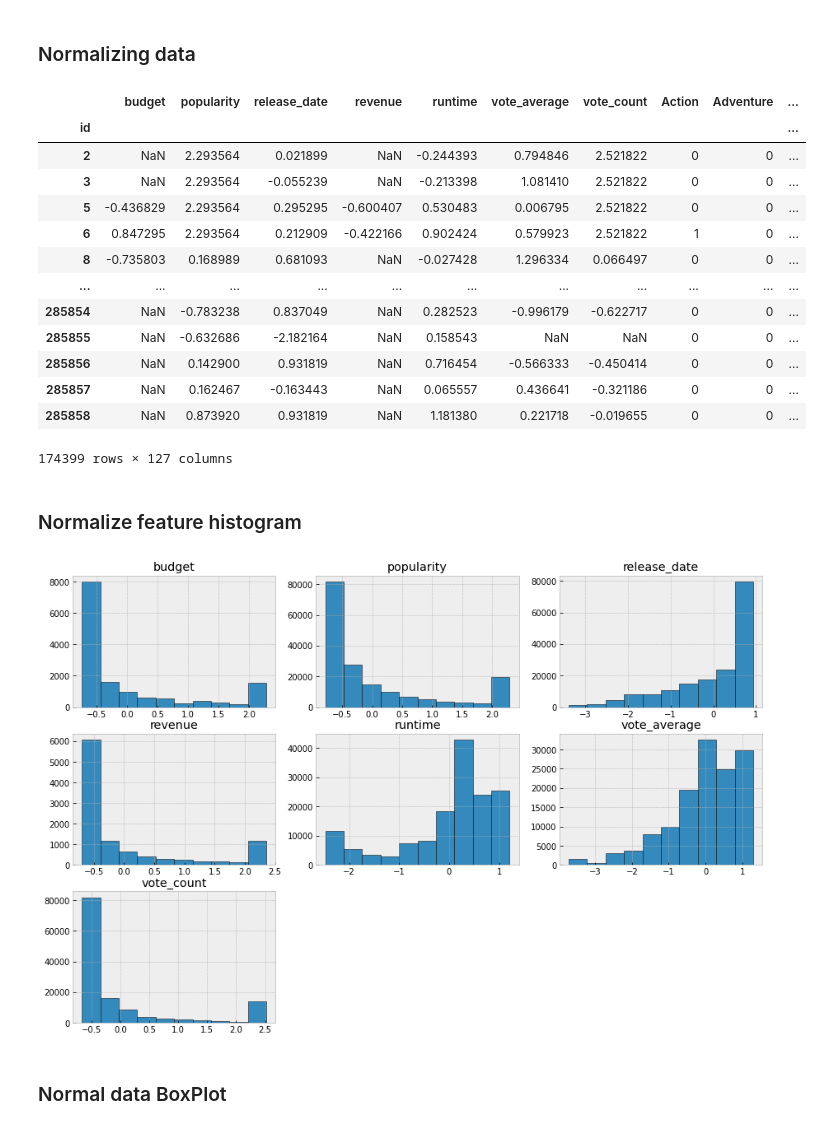
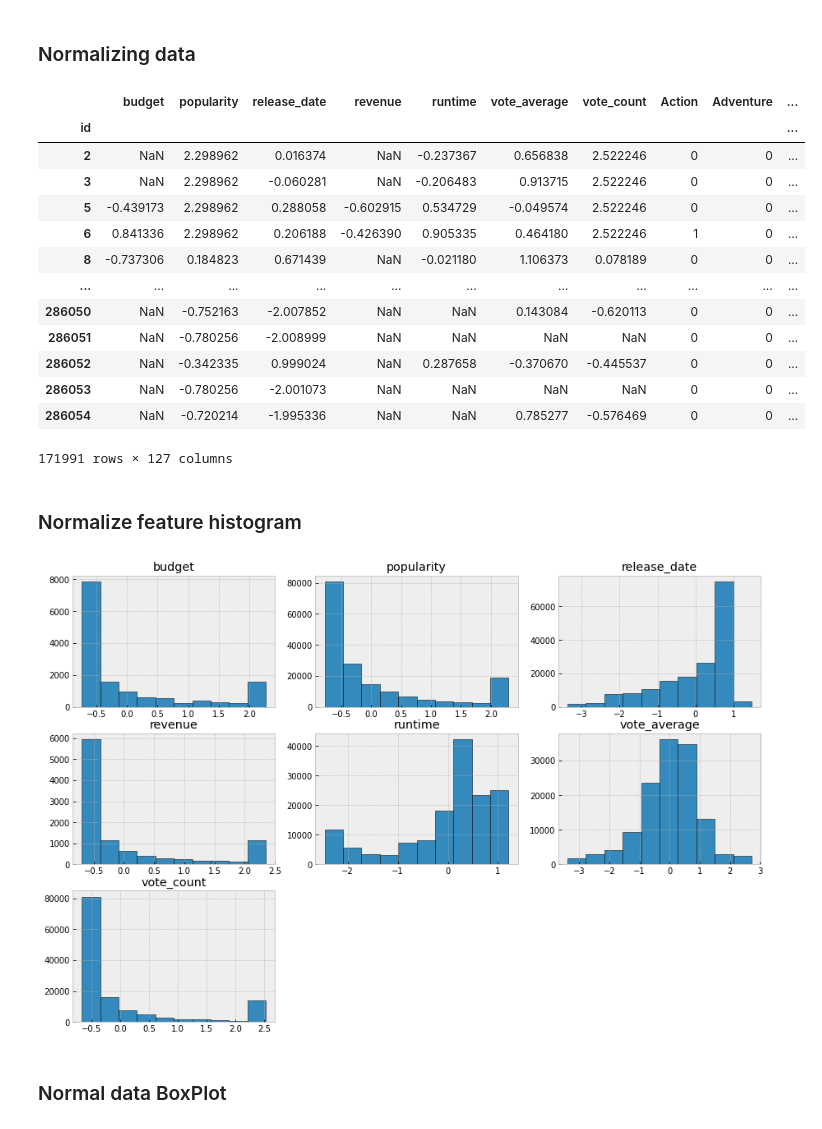
Before and after one commit to juanagsolano/content_based_filtering, a Jupyter notebook: ml_model.ipynb, the cells around one changed output. Saved outputs shown, nothing was run; the diff lists cells and outputs as text; code cells hidden in the pictures.

```diff
--- a/ml_model.ipynb
+++ b/ml_model.ipynb
@@ -12,17 +12,12 @@ import pandas as pd
 df1 = pd.read_csv("export_files\dataset_movies.csv")
 df1.set_index("id",inplace=True)
 
-# Load collection column dataset
-df2 = pd.read_csv("export_files\dataset_collections.csv")
+# Load keywords dataset
+df2 = pd.read_csv("export_files\dataset_keywords.csv")
 df2.set_index("id", inplace=True)
-
-# Load keywords dataset
-df3 = pd.read_csv("export_files\dataset_keywords.csv")
-df3.set_index("id", inplace=True)
 
 # Merge dataframes using left join
 df = df1.merge(df2, how="left", left_index=True, right_index=True)
-df = df.merge(df3, how="left", left_index=True, right_index=True)
 df
 # %% [output]
 |  | budget | original_title | popularity | release_date | revenue | runtime | vote_average | vote_count | ... |
@@ -204,39 +199,40 @@ plt.show()
 # %%
 from sklearn.preprocessing import StandardScaler
 
 # Select budget,popularity,revenue,runtime and vote count columns
 df_standard = df.iloc[:,:7]
 
 # Replacing outlier using 90 percentil as thresold
 for i in range(df_standard.shape[1]):
-    thresold = np.nanpercentile(df_standard.iloc[:, i],90)
-    df_standard.iloc[:, i].mask(df_standard.iloc[:, i] > thresold,thresold,inplace=True)
+    if i != 2 and i != 5:
+        thresold = np.nanpercentile(df_standard.iloc[:, i],90)
+        df_standard.iloc[:, i].mask(df_standard.iloc[:, i] > thresold,thresold,inplace=True)
 
 scaler = StandardScaler()
 
 #
 df_standard = pd.DataFrame(scaler.fit_transform(df_standard),
                            columns=df_standard.columns)
 df_standard["id"] = df.index
 df_standard.set_index("id", inplace=True)
 
 df_standard = pd.concat([df_standard, df.iloc[:,7:]], axis=1)
 df_standard
 # %% [output]
 |  | budget | popularity | release_date | revenue | runtime | vote_average | vote_count | Action | Adventure | ... |
 | id |  |  |  |  |  |  |  |  |  | ... |
-| 2 | NaN | 2.293564 | 0.021899 | NaN | -0.244393 | 0.794846 | 2.521822 | 0 | 0 | ... |
-| 3 | NaN | 2.293564 | -0.055239 | NaN | -0.213398 | 1.081410 | 2.521822 | 0 | 0 | ... |
-| 5 | -0.436829 | 2.293564 | 0.295295 | -0.600407 | 0.530483 | 0.006795 | 2.521822 | 0 | 0 | ... |
-| 6 | 0.847295 | 2.293564 | 0.212909 | -0.422166 | 0.902424 | 0.579923 | 2.521822 | 1 | 0 | ... |
-| 8 | -0.735803 | 0.168989 | 0.681093 | NaN | -0.027428 | 1.296334 | 0.066497 | 0 | 0 | ... |
+| 2 | NaN | 2.298962 | 0.016374 | NaN | -0.237367 | 0.656838 | 2.522246 | 0 | 0 | ... |
+| 3 | NaN | 2.298962 | -0.060281 | NaN | -0.206483 | 0.913715 | 2.522246 | 0 | 0 | ... |
+| 5 | -0.439173 | 2.298962 | 0.288058 | -0.602915 | 0.534729 | -0.049574 | 2.522246 | 0 | 0 | ... |
+| 6 | 0.841336 | 2.298962 | 0.206188 | -0.426390 | 0.905335 | 0.464180 | 2.522246 | 1 | 0 | ... |
+| 8 | -0.737306 | 0.184823 | 0.671439 | NaN | -0.021180 | 1.106373 | 0.078189 | 0 | 0 | ... |
 | ... | ... | ... | ... | ... | ... | ... | ... | ... | ... | ... |
-| 285854 | NaN | -0.783238 | 0.837049 | NaN | 0.282523 | -0.996179 | -0.622717 | 0 | 0 | ... |
-| 285855 | NaN | -0.632686 | -2.182164 | NaN | 0.158543 | NaN | NaN | 0 | 0 | ... |
-| 285856 | NaN | 0.142900 | 0.931819 | NaN | 0.716454 | -0.566333 | -0.450414 | 0 | 0 | ... |
-| 285857 | NaN | 0.162467 | -0.163443 | NaN | 0.065557 | 0.436641 | -0.321186 | 0 | 0 | ... |
-| 285858 | NaN | 0.873920 | 0.931819 | NaN | 1.181380 | 0.221718 | -0.019655 | 0 | 0 | ... |
+| 286050 | NaN | -0.752163 | -2.007852 | NaN | NaN | 0.143084 | -0.620113 | 0 | 0 | ... |
+| 286051 | NaN | -0.780256 | -2.008999 | NaN | NaN | NaN | NaN | 0 | 0 | ... |
+| 286052 | NaN | -0.342335 | 0.999024 | NaN | 0.287658 | -0.370670 | -0.445537 | 0 | 0 | ... |
+| 286053 | NaN | -0.780256 | -2.001073 | NaN | NaN | NaN | NaN | 0 | 0 | ... |
+| 286054 | NaN | -0.720214 | -1.995336 | NaN | NaN | 0.785277 | -0.576469 | 0 | 0 | ... |
-174399 rows × 127 columns
+171991 rows × 127 columns
 # %% [markdown]
 ### Normalize feature histogram
 # %%
@@ -249,7 +245,7 @@ for i in range(7):
     plt.title(df_standard.columns[i])
 plt.show()
 # %% [output]
-[figure, old version]
+[figure, new version]
 # %% [markdown]
 ### Normal data BoxPlot
 # %%
```
Also changed, not shown: parts of 11 cells of this notebook, 3 other files.
